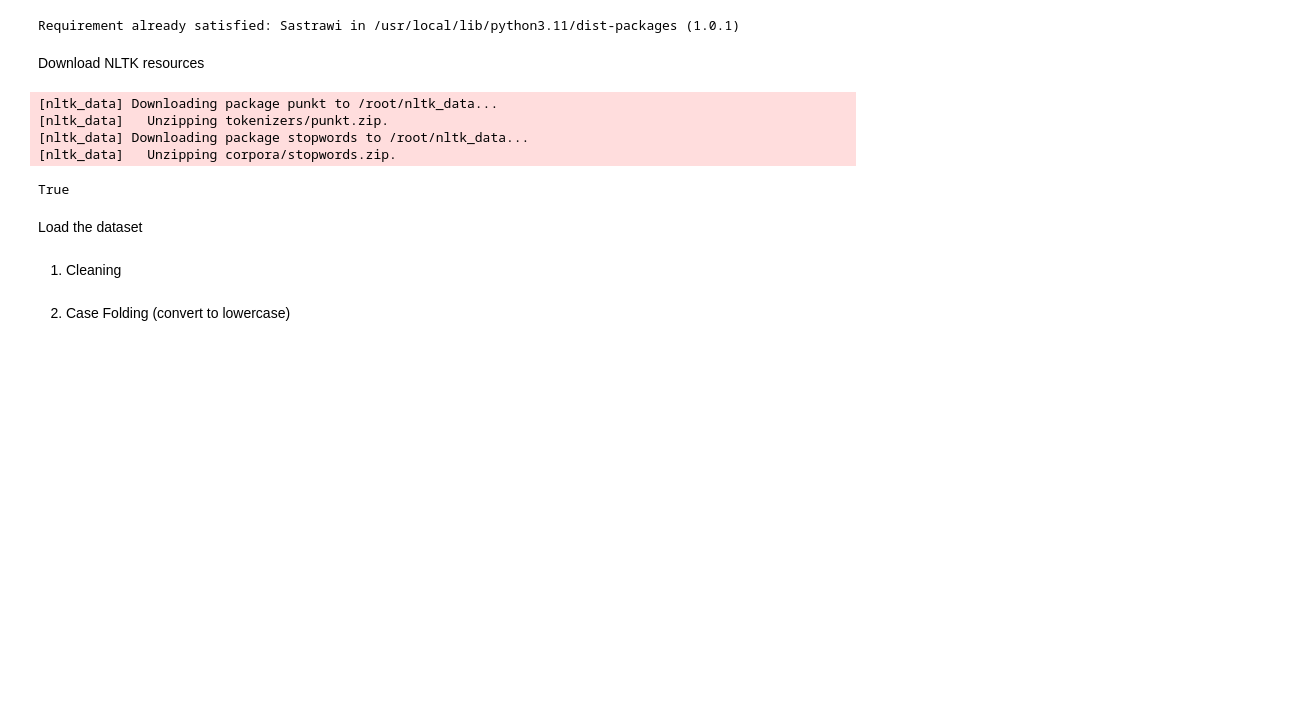
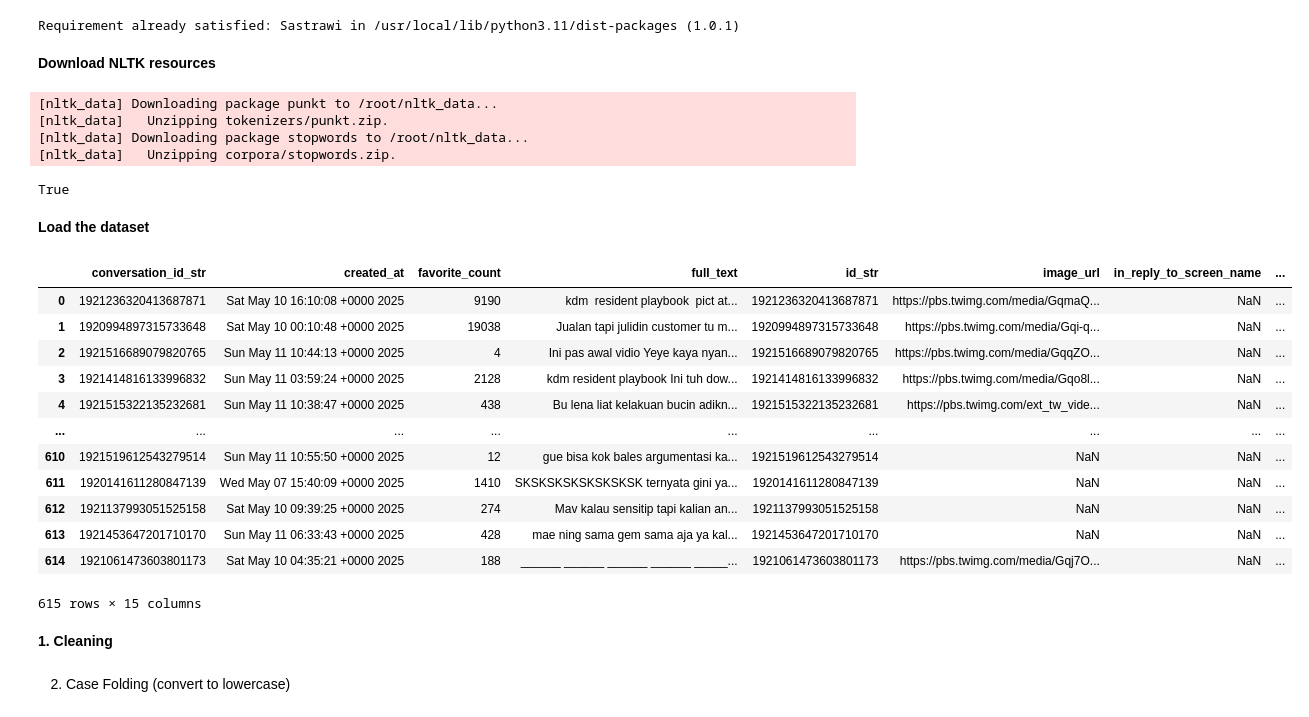
Before and after one commit to LatiefDataVisionary/nlp-emotikon-slang-id, a Jupyter notebook: preprocessing.ipynb, the cells around one changed output. Drawn from its saved outputs; the diff is of its cells as text; code cells hidden in the pictures; blank space fills up the shorter version.

Commit message:
Cleaning

```diff
--- a/preprocessing.ipynb
+++ b/preprocessing.ipynb
@@ -11,7 +13,7 @@ import nltk
 from nltk.corpus import stopwords
 from Sastrawi.Stemmer.StemmerFactory import StemmerFactory
 # %% [markdown]
-Download NLTK resources
+**Download NLTK resources**
 # %%
 nltk.download('punkt') # Tokenizer models
 nltk.download('stopwords') # Stopwords for Indonesian and English
@@ -22,11 +24,26 @@ nltk.download('stopwords') # Stopwords for Indonesian and English
 [nltk_data]   Unzipping corpora/stopwords.zip.
 True
 # %% [markdown]
-Load the dataset
+**Load the dataset**
 # %%
 df = pd.read_csv('https://raw.githubusercontent.com/LatiefDataVisionary/nlp-emotikon-slang-id/refs/heads/main/data/raw_merged/merged_bucin_tweet.csv')
+df
+# %% [output]
+|  | conversation_id_str | created_at | favorite_count | full_text | id_str | image_url | in_reply_to_screen_name | ... |
+| 0 | 1921236320413687871 | Sat May 10 16:10:08 +0000 2025 | 9190 | kdm ️ resident playbook ️ pict at... | 1921236320413687871 | https://pbs.twimg.com/media/GqmaQ... | NaN | ... |
+| 1 | 1920994897315733648 | Sat May 10 00:10:48 +0000 2025 | 19038 | Jualan tapi julidin customer tu m... | 1920994897315733648 | https://pbs.twimg.com/media/Gqi-q... | NaN | ... |
+| 2 | 1921516689079820765 | Sun May 11 10:44:13 +0000 2025 | 4 | Ini pas awal vidio Yeye kaya nyan... | 1921516689079820765 | https://pbs.twimg.com/media/GqqZO... | NaN | ... |
+| 3 | 1921414816133996832 | Sun May 11 03:59:24 +0000 2025 | 2128 | kdm resident playbook Ini tuh dow... | 1921414816133996832 | https://pbs.twimg.com/media/Gqo8l... | NaN | ... |
+| 4 | 1921515322135232681 | Sun May 11 10:38:47 +0000 2025 | 438 | Bu lena liat kelakuan bucin adikn... | 1921515322135232681 | https://pbs.twimg.com/ext_tw_vide... | NaN | ... |
+| ... | ... | ... | ... | ... | ... | ... | ... | ... |
+| 610 | 1921519612543279514 | Sun May 11 10:55:50 +0000 2025 | 12 | gue bisa kok bales argumentasi ka... | 1921519612543279514 | NaN | NaN | ... |
+| 611 | 1920141611280847139 | Wed May 07 15:40:09 +0000 2025 | 1410 | SKSKSKSKSKSKSKSK ternyata gini ya... | 1920141611280847139 | NaN | NaN | ... |
+| 612 | 1921137993051525158 | Sat May 10 09:39:25 +0000 2025 | 274 | Mav kalau sensitip tapi kalian an... | 1921137993051525158 | NaN | NaN | ... |
+| 613 | 1921453647201710170 | Sun May 11 06:33:43 +0000 2025 | 428 | mae ning sama gem sama aja ya kal... | 1921453647201710170 | NaN | NaN | ... |
+| 614 | 1921061473603801173 | Sat May 10 04:35:21 +0000 2025 | 188 | ______ ______ ______ ______ _____... | 1921061473603801173 | https://pbs.twimg.com/media/Gqj7O... | NaN | ... |
+615 rows × 15 columns
-# %% [markdown]
-1. Cleaning
+# %% [markdown]
+**1. Cleaning**
 # %%
 def clean_text(text):
   if pd.isna(text):  # Handle missing values
```
Also changed, not shown: parts of 1 cell of this notebook.
